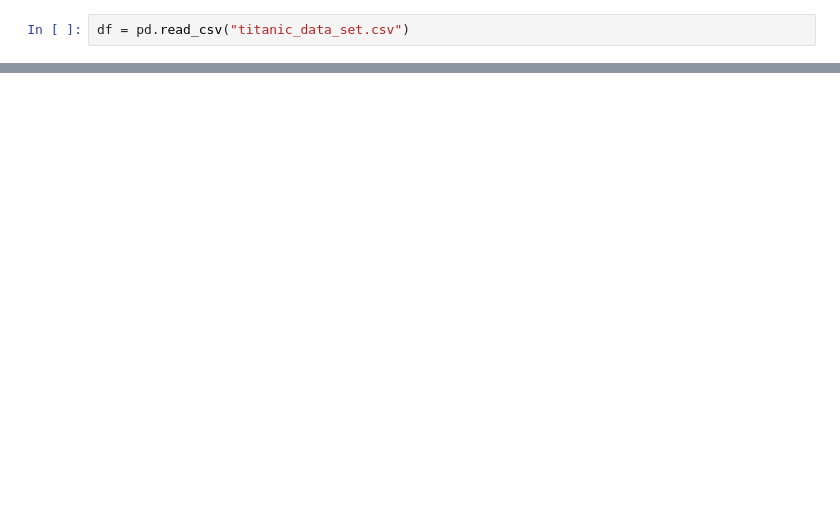
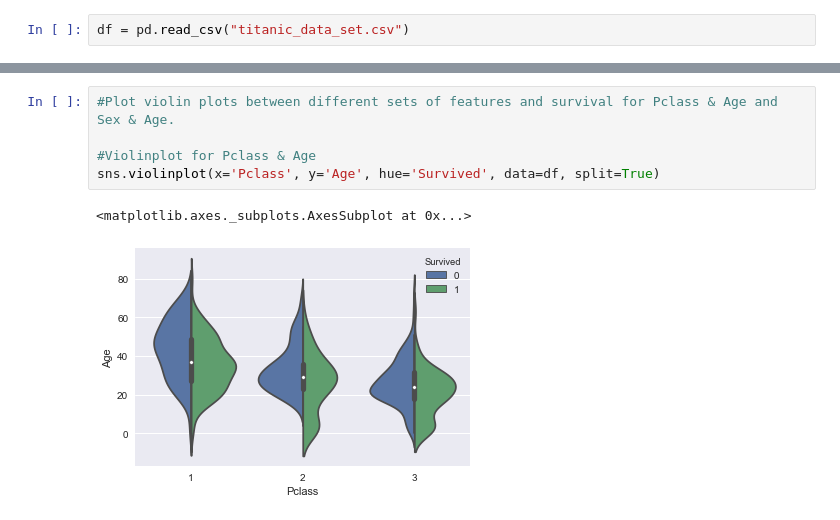
Before and after one commit to JayRajM97/Acadview---Performance-Analysis, a Jupyter notebook: Random Forest vs Decision Forrest/titanic_data_analysis.ipynb, the cells around one changed output, grey strips where cells are left out. Saved outputs shown, nothing was run; the diff lists cells and outputs as text; blank space fills up the shorter version.

```diff
--- a/Random Forest vs Decision Forrest/titanic_data_analysis.ipynb
+++ b/Random Forest vs Decision Forrest/titanic_data_analysis.ipynb
@@ -13,0 +81,8 @@ df.head()
+# %%
+#Plot violin plots between different sets of features and survival for Pclass & Age and Sex & Age.
+
+#Violinplot for Pclass & Age
+sns.violinplot(x='Pclass', y='Age', hue='Survived', data=df, split=True)
+# %% [output]
+<matplotlib.axes._subplots.AxesSubplot at 0x...>
+[figure, added]
```
Also changed, not shown: parts of 13 cells of this notebook.
